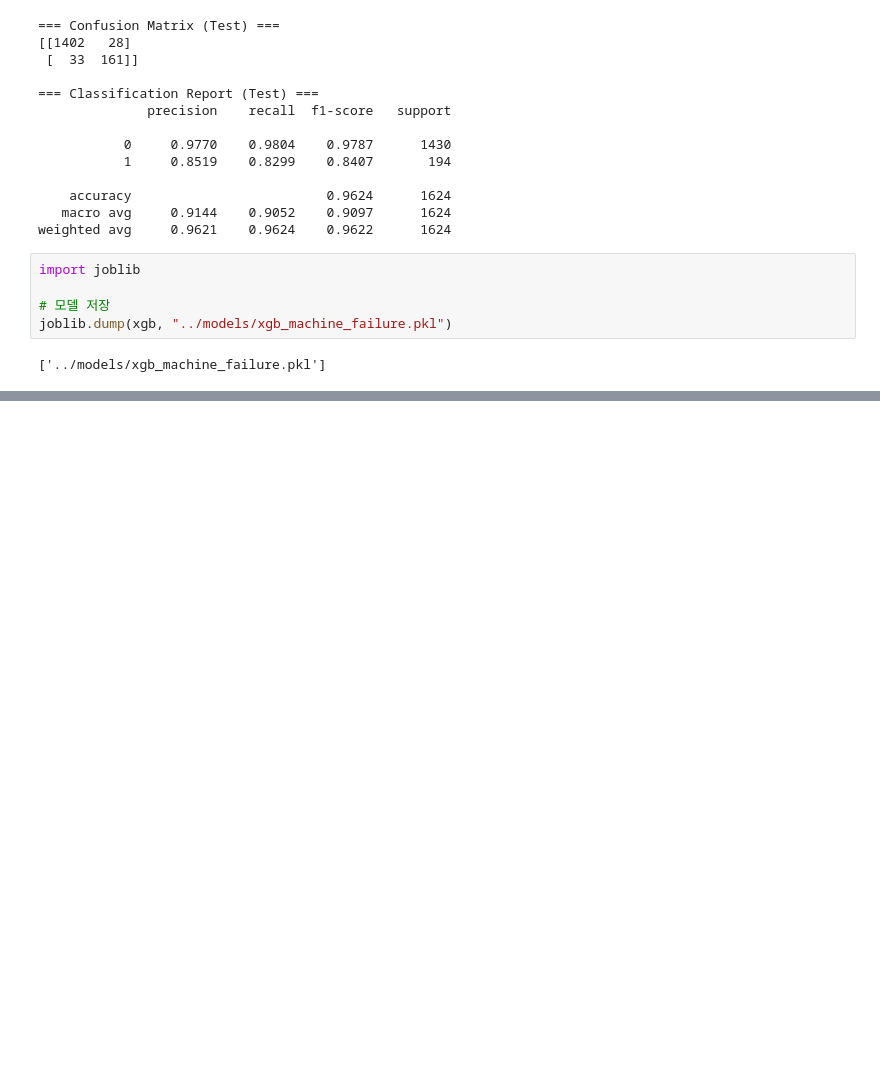
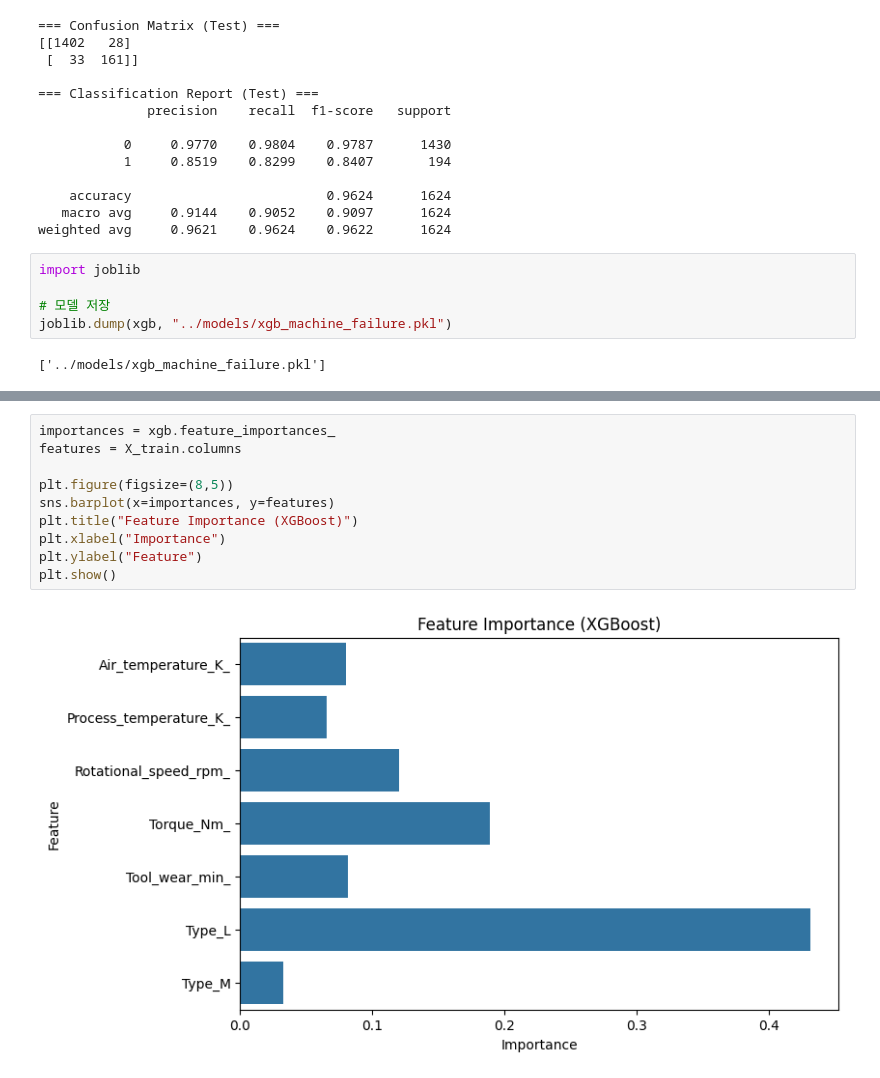
Before and after one commit to 33hyun/SmartMachineGuard, a Jupyter notebook: notebooks/4_model_training_final.ipynb, the cells around one changed output, grey strips where cells are left out. Drawn from its saved outputs; the diff is of its cells as text; blank space fills up the shorter version.

```diff
--- a/notebooks/4_model_training_final.ipynb
+++ b/notebooks/4_model_training_final.ipynb
@@ -88,0 +120,12 @@ joblib.dump(xgb, "../models/xgb_machine_failure.pkl")
+# %%
+importances = xgb.feature_importances_
+features = X_train.columns
+
+plt.figure(figsize=(8,5))
+sns.barplot(x=importances, y=features)
+plt.title("Feature Importance (XGBoost)")
+plt.xlabel("Importance")
+plt.ylabel("Feature")
+plt.show()
+# %% [output]
+[figure, added]
```
Also changed, not shown: parts of 2 cells of this notebook, 3 other files.
